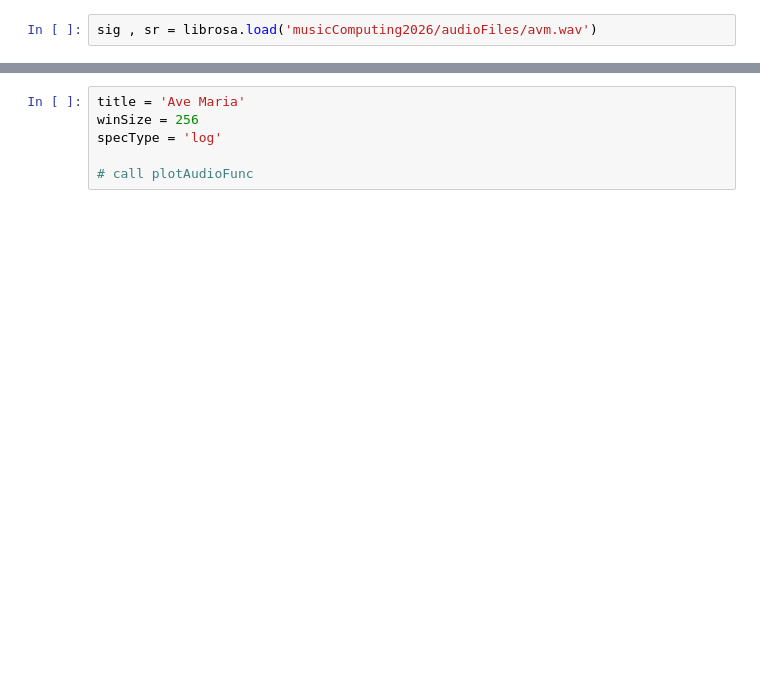
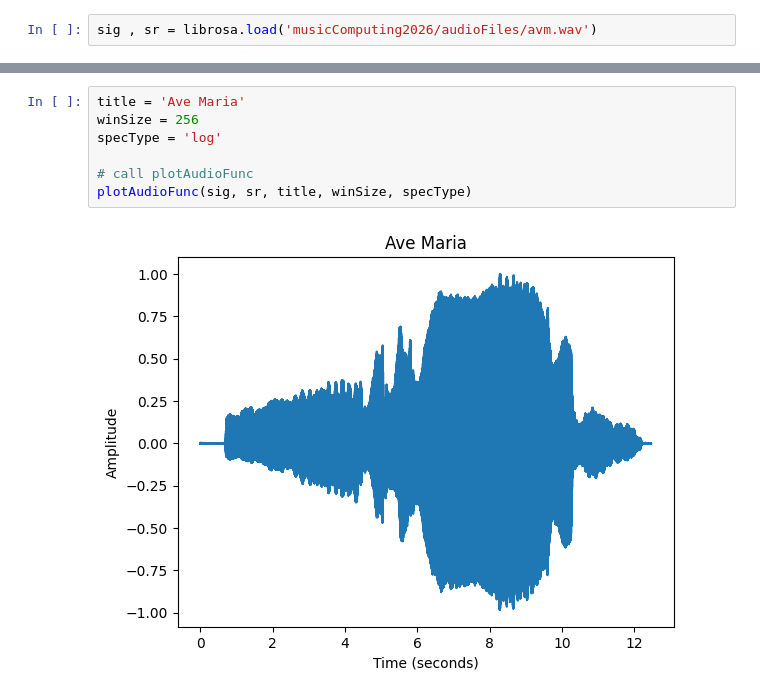
Before and after one commit to informloulie/music-computing, a Jupyter notebook: assignments/labAssignment3.ipynb, the cells around one changed output, grey strips where cells are left out. Drawn from its saved outputs; the diff is of its cells as text; blank space fills up the shorter version.

```diff
--- a/assignments/labAssignment3.ipynb
+++ b/assignments/labAssignment3.ipynb
@@ -72,6 +96,9 @@ specType = 'linear'
 # %%
 title = 'Ave Maria'
 winSize = 256
 specType = 'log'
 
 # call plotAudioFunc
+plotAudioFunc(sig, sr, title, winSize, specType)
+# %% [output]
+[figure, added]
```
Also changed, not shown: parts of 8 cells of this notebook.
